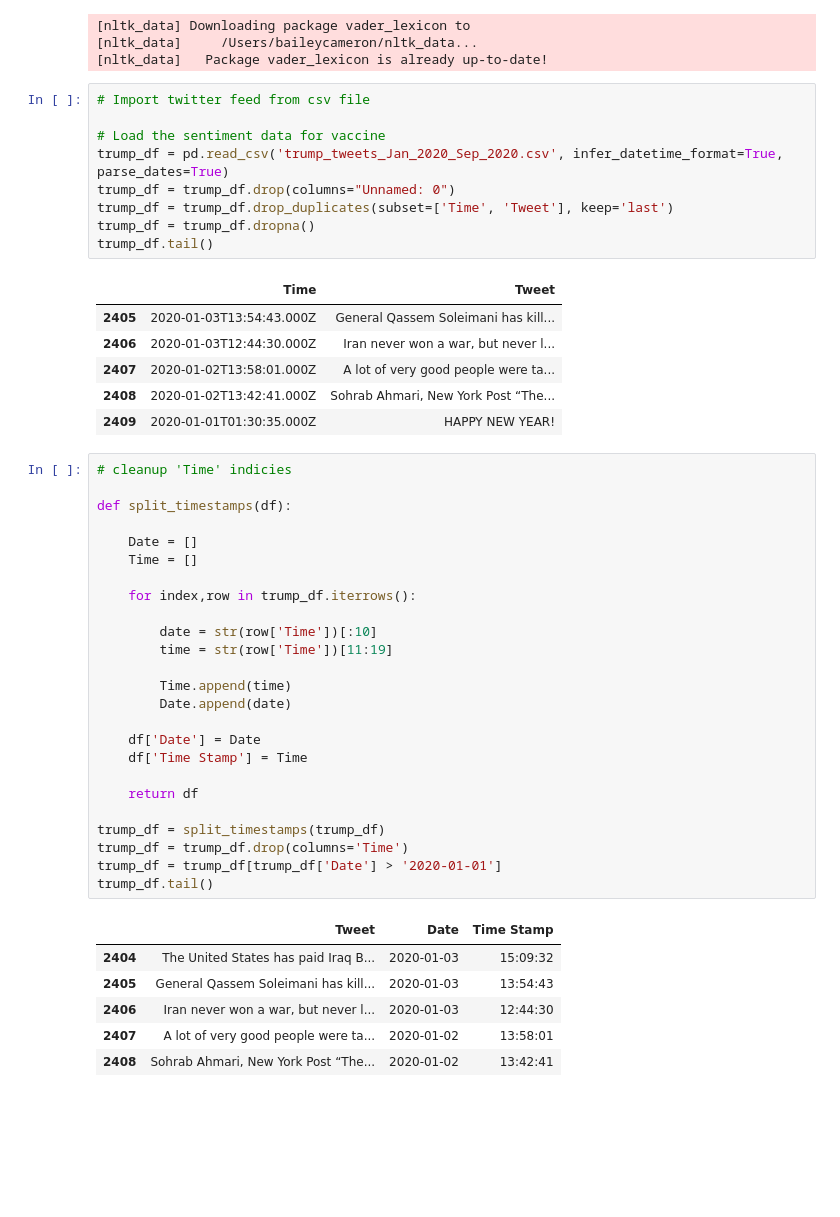
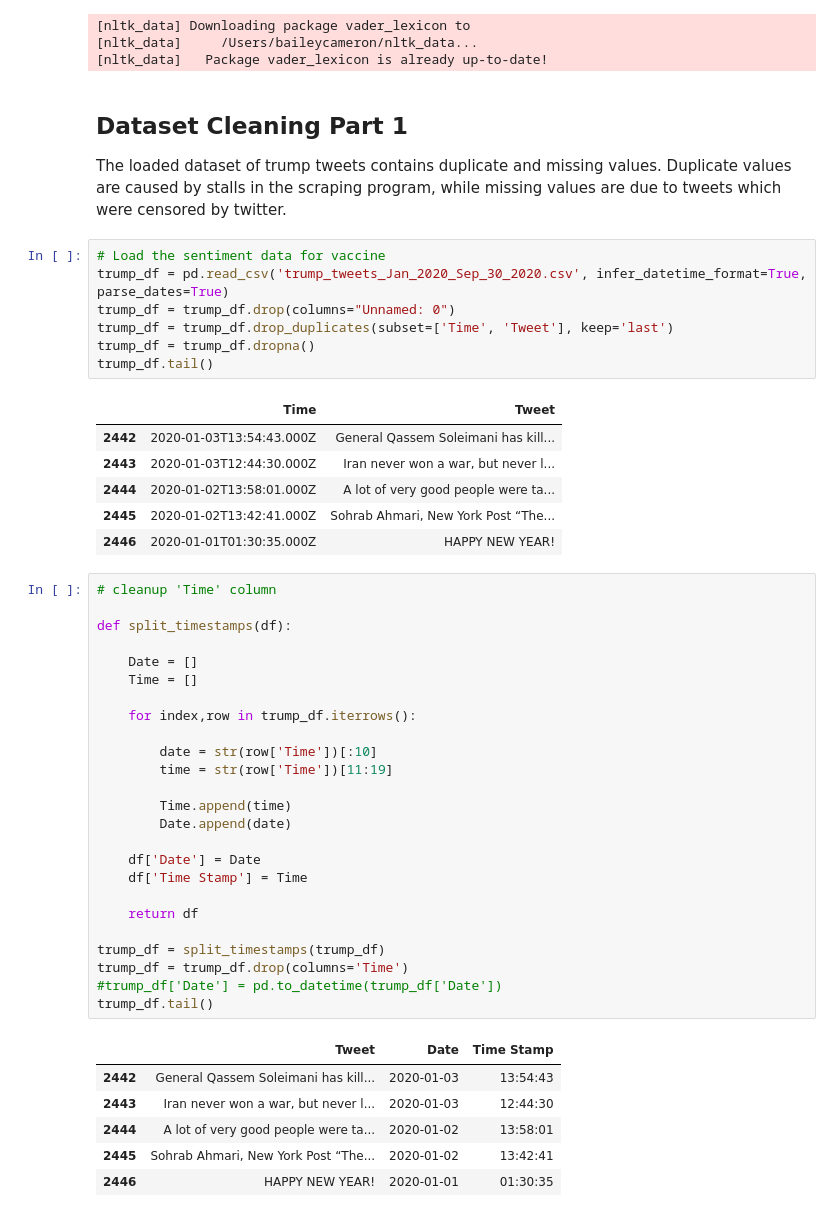
Before and after one commit to ShuranXu/Analysis-of-Trump-Tweets-Impact-To-Pharmaceutical-Stocks, a Jupyter notebook: sentiment_analysis_bailey.ipynb, the cells around one changed output. Drawn from its saved outputs; the diff is of its cells as text; blank space fills up the shorter version.

```diff
--- a/sentiment_analysis_bailey.ipynb
+++ b/sentiment_analysis_bailey.ipynb
@@ -23,51 +20,52 @@ analyzer = SentimentIntensityAnalyzer()
 [nltk_data] Downloading package vader_lexicon to
 [nltk_data]     /Users/baileycameron/nltk_data...
 [nltk_data]   Package vader_lexicon is already up-to-date!
+# %% [markdown]
+## Dataset Cleaning Part 1
+The loaded dataset of trump tweets contains duplicate and missing values. Duplicate values are caused by stalls in the scraping program, while missing values are due to tweets which were censored by twitter.
 # %%
-# Import twitter feed from csv file
-
 # Load the sentiment data for vaccine
-trump_df = pd.read_csv('trump_tweets_Jan_2020_Sep_2020.csv', infer_datetime_format=True, parse_dates=True)
+trump_df = pd.read_csv('trump_tweets_Jan_2020_Sep_30_2020.csv', infer_datetime_format=True, parse_dates=True)
 trump_df = trump_df.drop(columns="Unnamed: 0")
 trump_df = trump_df.drop_duplicates(subset=['Time', 'Tweet'], keep='last')
 trump_df = trump_df.dropna()
 trump_df.tail()
 # %% [output]
 |  | Time | Tweet |
-| 2405 | 2020-01-03T13:54:43.000Z | General Qassem Soleimani has kill... |
-| 2406 | 2020-01-03T12:44:30.000Z | Iran never won a war, but never l... |
-| 2407 | 2020-01-02T13:58:01.000Z | A lot of very good people were ta... |
-| 2408 | 2020-01-02T13:42:41.000Z | Sohrab Ahmari, New York Post “The... |
-| 2409 | 2020-01-01T01:30:35.000Z | HAPPY NEW YEAR! |
+| 2442 | 2020-01-03T13:54:43.000Z | General Qassem Soleimani has kill... |
+| 2443 | 2020-01-03T12:44:30.000Z | Iran never won a war, but never l... |
+| 2444 | 2020-01-02T13:58:01.000Z | A lot of very good people were ta... |
+| 2445 | 2020-01-02T13:42:41.000Z | Sohrab Ahmari, New York Post “The... |
+| 2446 | 2020-01-01T01:30:35.000Z | HAPPY NEW YEAR! |
 # %%
-# cleanup 'Time' indicies
+# cleanup 'Time' column
 
 def split_timestamps(df):
 
     Date = []
     Time = []
 
     for index,row in trump_df.iterrows():
 
         date = str(row['Time'])[:10]
         time = str(row['Time'])[11:19]
 
         Time.append(time)
         Date.append(date)
 
     df['Date'] = Date
     df['Time Stamp'] = Time
 
     return df
 
 trump_df = split_timestamps(trump_df)
 trump_df = trump_df.drop(columns='Time')
-trump_df = trump_df[trump_df['Date'] > '2020-01-01']
+#trump_df['Date'] = pd.to_datetime(trump_df['Date'])
 trump_df.tail()
 # %% [output]
 |  | Tweet | Date | Time Stamp |
-| 2404 | The United States has paid Iraq B... | 2020-01-03 | 15:09:32 |
-| 2405 | General Qassem Soleimani has kill... | 2020-01-03 | 13:54:43 |
-| 2406 | Iran never won a war, but never l... | 2020-01-03 | 12:44:30 |
-| 2407 | A lot of very good people were ta... | 2020-01-02 | 13:58:01 |
-| 2408 | Sohrab Ahmari, New York Post “The... | 2020-01-02 | 13:42:41 |
+| 2442 | General Qassem Soleimani has kill... | 2020-01-03 | 13:54:43 |
+| 2443 | Iran never won a war, but never l... | 2020-01-03 | 12:44:30 |
+| 2444 | A lot of very good people were ta... | 2020-01-02 | 13:58:01 |
+| 2445 | Sohrab Ahmari, New York Post “The... | 2020-01-02 | 13:42:41 |
+| 2446 | HAPPY NEW YEAR! | 2020-01-01 | 01:30:35 |
```
Also changed, not shown: parts of 25 cells of this notebook.
